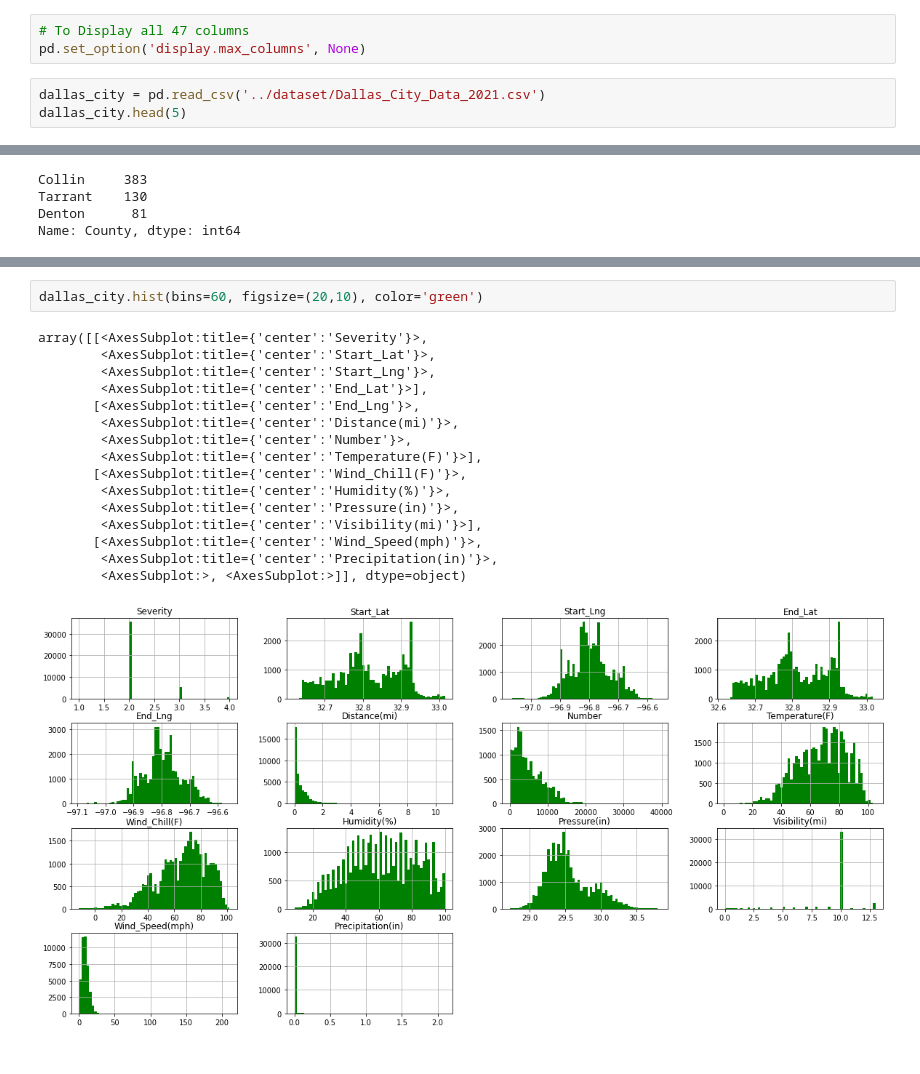
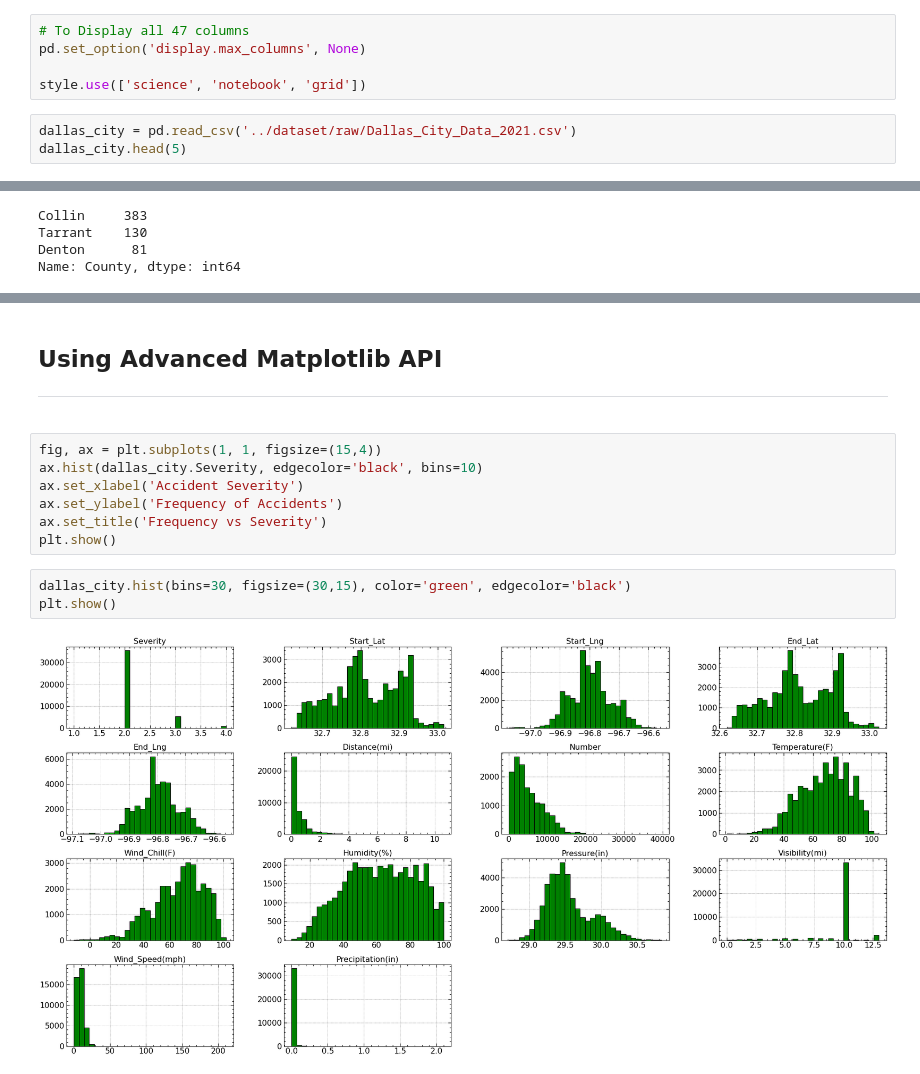
Before and after one commit to rosalierazonable/trafficAccidentAnalysis, a Jupyter notebook: notebooks/Data Exploration 2.0.ipynb, the cells around one changed output, grey strips where cells are left out. Cells and saved outputs as stored; diff of their text form.

```diff
--- a/notebooks/Data Exploration 2.0.ipynb
+++ b/notebooks/Data Exploration 2.0.ipynb
@@ -10,8 +10,10 @@ from matplotlib import style
 # %%
 # To Display all 47 columns
 pd.set_option('display.max_columns', None)
+
+style.use(['science', 'notebook', 'grid'])
 # %%
-dallas_city = pd.read_csv('../dataset/Dallas_City_Data_2021.csv')
+dallas_city = pd.read_csv('../dataset/raw/Dallas_City_Data_2021.csv')
 dallas_city.head(5)
 # %% [output]
 |  | ID | Severity | Start_Time | End_Time | Start_Lat | Start_Lng | End_Lat | End_Lng | Distance(mi) | ... |
@@ -77,20 +166,15 @@ dallas_city.describe()
+# %% [markdown]
+## Using Advanced Matplotlib API <hr>
+# %%
+fig, ax = plt.subplots(1, 1, figsize=(15,4))
+ax.hist(dallas_city.Severity, edgecolor='black', bins=10)
+ax.set_xlabel('Accident Severity')
+ax.set_ylabel('Frequency of Accidents')
+ax.set_title('Frequency vs Severity')
+plt.show()
 # %%
-dallas_city.hist(bins=60, figsize=(20,10), color='green')
+dallas_city.hist(bins=30, figsize=(30,15), color='green', edgecolor='black')
+plt.show()
 # %% [output]
-array([[<AxesSubplot:title={'center':'Severity'}>,
-        <AxesSubplot:title={'center':'Start_Lat'}>,
-        <AxesSubplot:title={'center':'Start_Lng'}>,
-        <AxesSubplot:title={'center':'End_Lat'}>],
-       [<AxesSubplot:title={'center':'End_Lng'}>,
-        <AxesSubplot:title={'center':'Distance(mi)'}>,
-        <AxesSubplot:title={'center':'Number'}>,
-        <AxesSubplot:title={'center':'Temperature(F)'}>],
-       [<AxesSubplot:title={'center':'Wind_Chill(F)'}>,
-        <AxesSubplot:title={'center':'Humidity(%)'}>,
-        <AxesSubplot:title={'center':'Pressure(in)'}>,
-        <AxesSubplot:title={'center':'Visibility(mi)'}>],
-       [<AxesSubplot:title={'center':'Wind_Speed(mph)'}>,
-        <AxesSubplot:title={'center':'Precipitation(in)'}>,
-        <AxesSubplot:>, <AxesSubplot:>]], dtype=object)
-[figure, old version]
+[figure, new version]
 # %%
```
Also changed, not shown: parts of 17 cells of this notebook.
